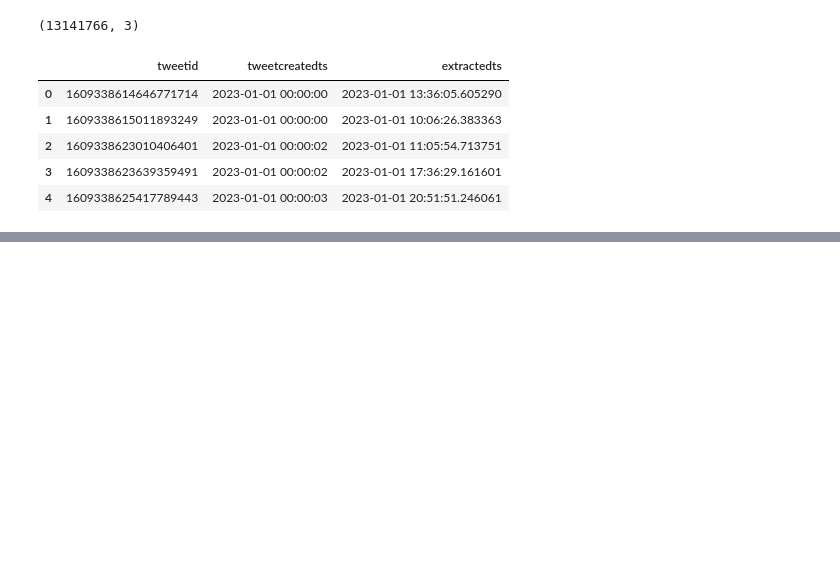
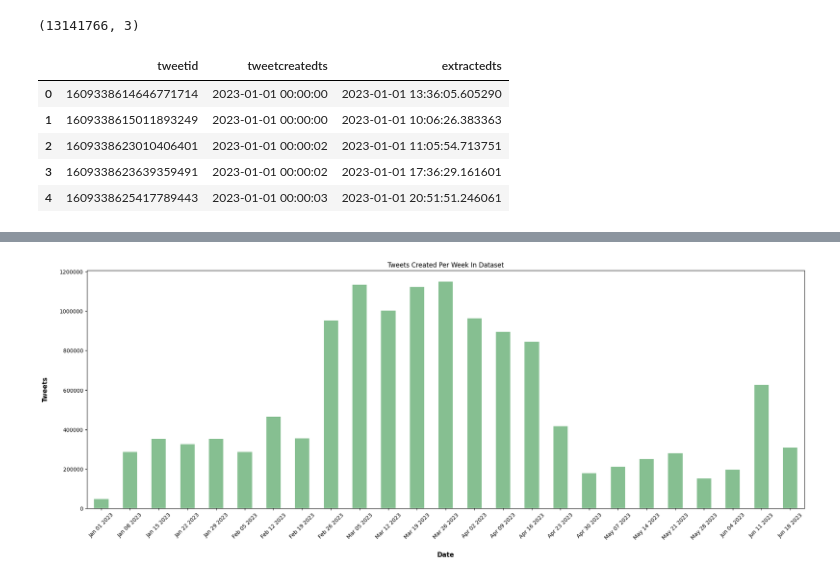
Before and after one commit to thokozani-msezane/MIT-805, a Jupyter notebook: Assignement2_code.ipynb, the cells around one changed output, grey strips where cells are left out. Drawn from its saved outputs; the diff is of its cells as text; code cells hidden in the pictures; blank space fills up the shorter version.

```diff
--- a/Assignement2_code.ipynb
+++ b/Assignement2_code.ipynb
@@ -195,3 +206,11 @@ df_combined.head()
 | 2 | 1609338623010406401 | 2023-01-01 00:00:02 | 2023-01-01 11:05:54.713751 |
 | 3 | 1609338623639359491 | 2023-01-01 00:00:02 | 2023-01-01 17:36:29.161601 |
 | 4 | 1609338625417789443 | 2023-01-01 00:00:03 | 2023-01-01 20:51:51.246061 |
+# %%
+import matplotlib.pyplot as plt
+from matplotlib.ticker import StrMethodFormatter
+
+df_combined.set_index('tweetcreatedts', drop=False, inplace=True)
+df_combined.index = pd.to_datetime(df_combined.index)
+df_weekly_aggregated = df_combined['tweetid'].groupby(pd.Grouper(freq='1w')).count()
+df_weekly_aggregated.tail(20)
@@ -197,0 +235,13 @@ df_combined.head()
+# %%
+ax = df_weekly_aggregated.plot(kind='bar', grid=False, figsize=(24,8), color='#86bf91', zorder=2, rot=45)
+
+ax.set_title("Tweets Created Per Week In Dataset")
+ax.set_xlabel("Date", labelpad=20, weight='bold', size=12)
+ax.set_ylabel("Tweets", labelpad=20, weight='bold', size=12)
+
+# Format y-axis label
+ax.set_xticklabels([x.strftime("%b %d %Y") for x in df_weekly_aggregated.index])
+ax.yaxis.set_major_formatter(StrMethodFormatter('{x:.0f}'))
+plt.show()
+# %% [output]
+[figure, added]
```
Also changed, not shown: parts of 4 cells of this notebook.
